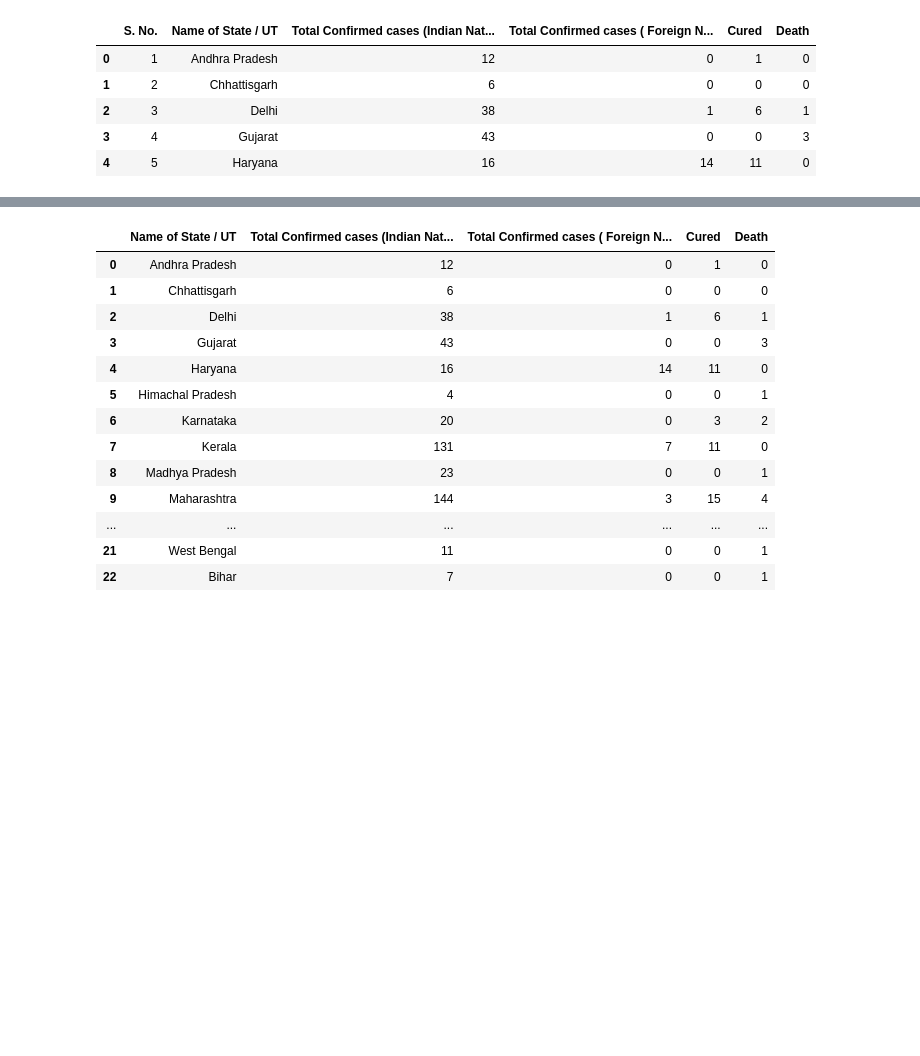
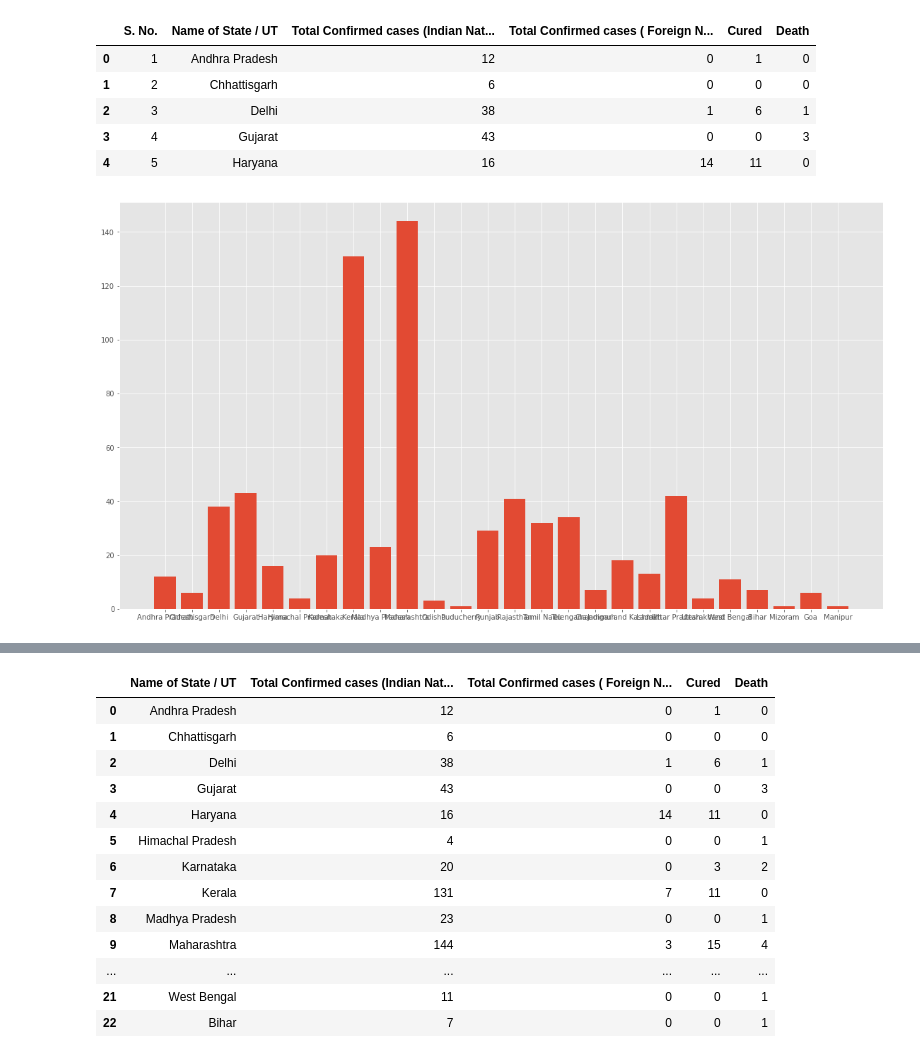
Before and after one commit to Dhrumil-Zion/Covid-19_Data_Visualization, a Jupyter notebook: Covid-19_Data_Visualization (Old Dataset)/Covid-19_Data_Visualization (Old DataSet).ipynb, the cells around one changed output, grey strips where cells are left out. Saved outputs shown, nothing was run; the diff lists cells and outputs as text; code cells hidden in the pictures; blank space fills up the shorter version.

```diff
--- a/Covid-19_Data_Visualization (Old Dataset)/Covid-19_Data_Visualization (Old DataSet).ipynb
+++ b/Covid-19_Data_Visualization (Old Dataset)/Covid-19_Data_Visualization (Old DataSet).ipynb
@@ -51,3 +53,10 @@ df.head()
 | 2 | 3 | Delhi | 38 | 1 | 6 | 1 |
 | 3 | 4 | Gujarat | 43 | 0 | 0 | 3 |
 | 4 | 5 | Haryana | 16 | 14 | 11 | 0 |
+# %%
+fig = plt.figure()
+ax = fig.add_axes([0,0,1,1])
+ax.bar(df['Name of State / UT'],df['Total Confirmed cases (Indian National)'])
+plt.show()
+# %% [output]
+[figure, added]
```
Also changed, not shown: parts of 9 cells of this notebook.
